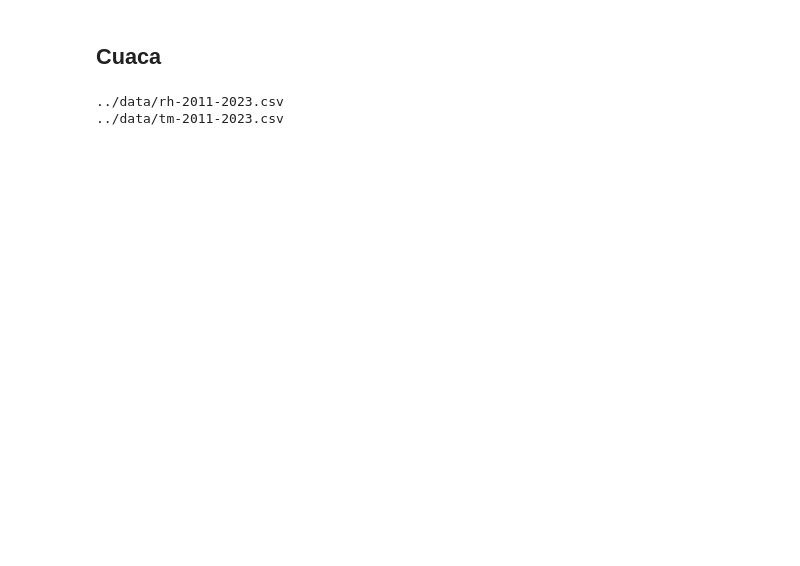
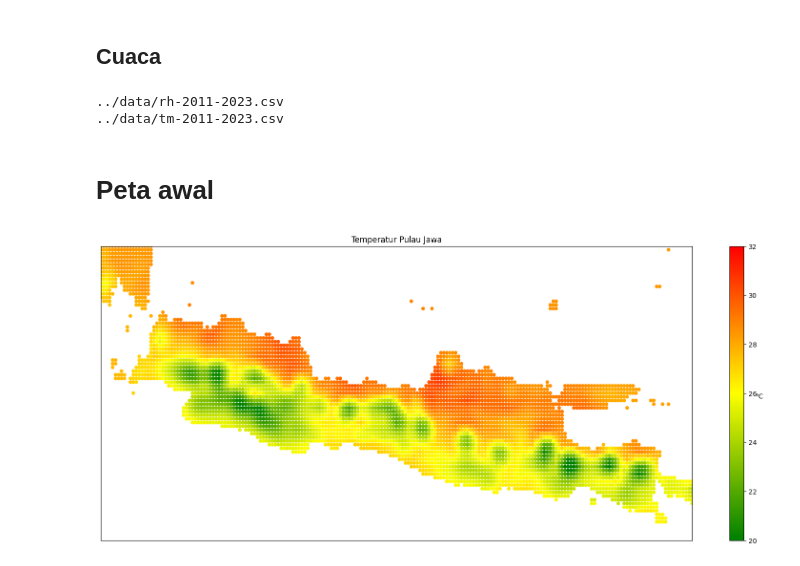
Before and after one commit to ariansyahedu/RBL_Visualisasi, a Jupyter notebook: src/EDA.ipynb, the cells around one changed output. Drawn from its saved outputs; the diff is of its cells as text; code cells hidden in the pictures; blank space fills up the shorter version.

```diff
--- a/src/EDA.ipynb
+++ b/src/EDA.ipynb
@@ -28,3 +28,24 @@ header = [(start_date + timedelta(days=i)).strftime('%Y-%m-%d') for i in range(4
 header.insert(0,"latitude")
 header.insert(0,"longitude")
 dfc = pd.read_csv(ffp[1], names = header)
+# %% [markdown]
+# Peta awal
+# %%
+x = dfc["longitude"].to_numpy()
+y = dfc["latitude"].to_numpy()
+from matplotlib.colors import LinearSegmentedColormap
+norm=plt.Normalize(-2,2)
+cmap = LinearSegmentedColormap.from_list("", ["green","yellow","red"])
+
+plt.figure(figsize=(20,8))
+
+plt.scatter(x,y, c=dfc[header[1000]],cmap=cmap,s=20,vmin = 20, vmax = 32)
+plt.colorbar().ax.set_ylabel("°C",rotation=0)
+plt.xlim([105,115])
+plt.ylim([-9,-5])
+plt.title("Temperatur Pulau Jawa")
+plt.tick_params(left = False, right = False , labelleft = False ,
+                labelbottom = False, bottom = False)
+plt.show()
+# %% [output]
+[figure, added]
```
Also changed, not shown: parts of 28 cells of this notebook, 2 other files.
